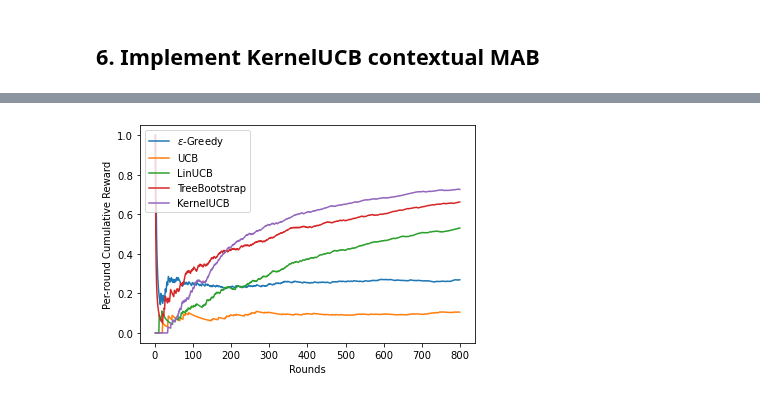
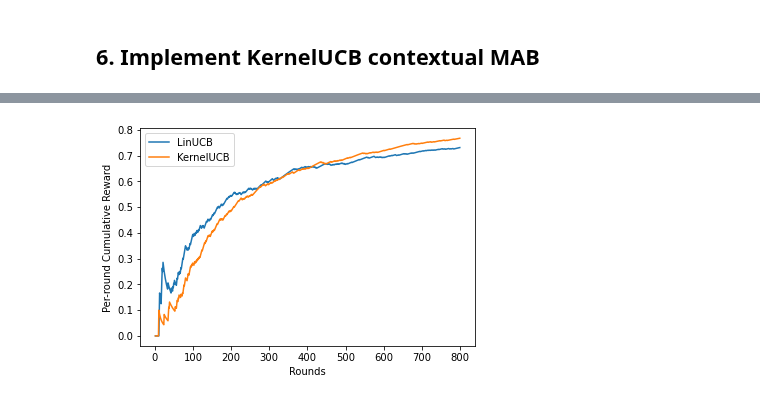
Before and after one commit to Bachfischer/COMP90051-StatML-Assignment-2, a Jupyter notebook: mbachfischer.ipynb, the cells around one changed output, grey strips where cells are left out. Drawn from its saved outputs; the diff is of its cells as text; code cells hidden in the pictures.

Commit message:
update code w/ comparison between LinUCB and KernelUCB

```diff
--- a/mbachfischer.ipynb
+++ b/mbachfischer.ipynb
@@ -749,22 +784,28 @@ KernelUCB average reward 0.72625
 # %%
 # your plotting code here
 
+# wrap rbf_kernel in custom function to set kernel gamma parameter = 0.05
+def rbf_kernel_wrapped_gamma(X, Y = None, gamma = 0.05):
+    return rbf_kernel(X, Y, gamma=gamma)
+
+# Calculate average reward for KernelUCB w/ optimal hyperparameter gamma = 0.05
+mab = KernelUCB(10, 10, 1.0, 0.1, rbf_kernel_wrapped_gamma)
+results_KernelUCB = offlineEvaluate(mab, arms, rewards, contexts, 800)
+
+# Calculate average reward for LinUCB w/ optimal hyperparameter alpha = 0.02
+mab = LinUCB(10, 10, alpha = 0.02)
+results_LinUCB = offlineEvaluate(mab, arms, rewards, contexts, 800)
+
 rounds = np.linspace(1,len(results_EpsGreedy), len(results_EpsGreedy))
 
-cumsum_EpsGreedy = np.cumsum(results_EpsGreedy)/ rounds
-cumsum_UCB = np.cumsum(results_UCB)/ rounds
 cumsum_LinUCB = np.cumsum(results_LinUCB)/ rounds
-cumsum_TreeBootstrap = np.cumsum(results_TreeBootstrap)/ rounds
 cumsum_KernelUCB = np.cumsum(results_KernelUCB)/ rounds
 
-plt.plot(rounds, cumsum_EpsGreedy, label = r"$\epsilon$-Greedy")
-plt.plot(rounds, cumsum_UCB, label = "UCB")
 plt.plot(rounds, cumsum_LinUCB, label = "LinUCB")
-plt.plot(rounds, cumsum_TreeBootstrap, label = "TreeBootstrap")
 plt.plot(rounds, cumsum_KernelUCB, label = "KernelUCB")
 plt.ylabel('Per-round Cumulative Reward')
 plt.xlabel('Rounds')
 plt.legend()
 plt.show()
 # %% [output]
-[figure, old version]
+[figure, new version]
```
Also changed, not shown: parts of 7 cells of this notebook.
